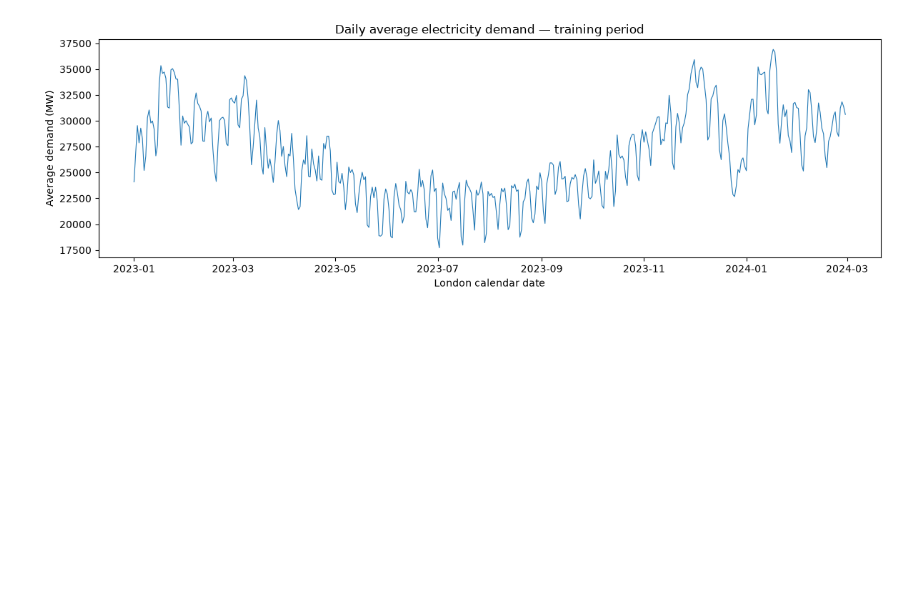
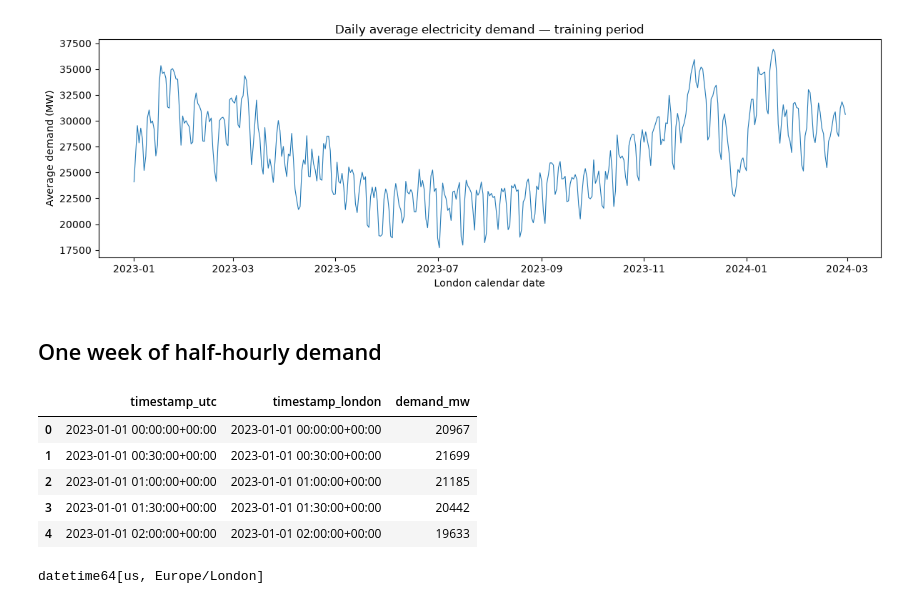
Before and after one commit to Ak62007/Halftime-Effect, a Jupyter notebook: notebooks/03_demand_eda.ipynb, the cells around one changed output. Saved outputs shown, nothing was run; the diff lists cells and outputs as text; code cells hidden in the pictures; blank space fills up the shorter version.

```diff
--- a/notebooks/03_demand_eda.ipynb
+++ b/notebooks/03_demand_eda.ipynb
@@ -98,3 +99,5 @@ fig.tight_layout()
 plt.show()
 # %% [output]
 [figure]
+# %% [markdown]
+## One week of half-hourly demand
@@ -100,0 +108,13 @@ plt.show()
+# %%
+train[['timestamp_utc', 'timestamp_london', 'demand_mw']].head()
+# %% [output]
+|  | timestamp_utc | timestamp_london | demand_mw |
+| 0 | 2023-01-01 00:00:00+00:00 | 2023-01-01 00:00:00+00:00 | 20967 |
+| 1 | 2023-01-01 00:30:00+00:00 | 2023-01-01 00:30:00+00:00 | 21699 |
+| 2 | 2023-01-01 01:00:00+00:00 | 2023-01-01 01:00:00+00:00 | 21185 |
+| 3 | 2023-01-01 01:30:00+00:00 | 2023-01-01 01:30:00+00:00 | 20442 |
+| 4 | 2023-01-01 02:00:00+00:00 | 2023-01-01 02:00:00+00:00 | 19633 |
+# %%
+train['timestamp_london'].dtype
+# %% [output]
+datetime64[us, Europe/London]
```
Also changed, not shown: parts of 9 cells of this notebook.
